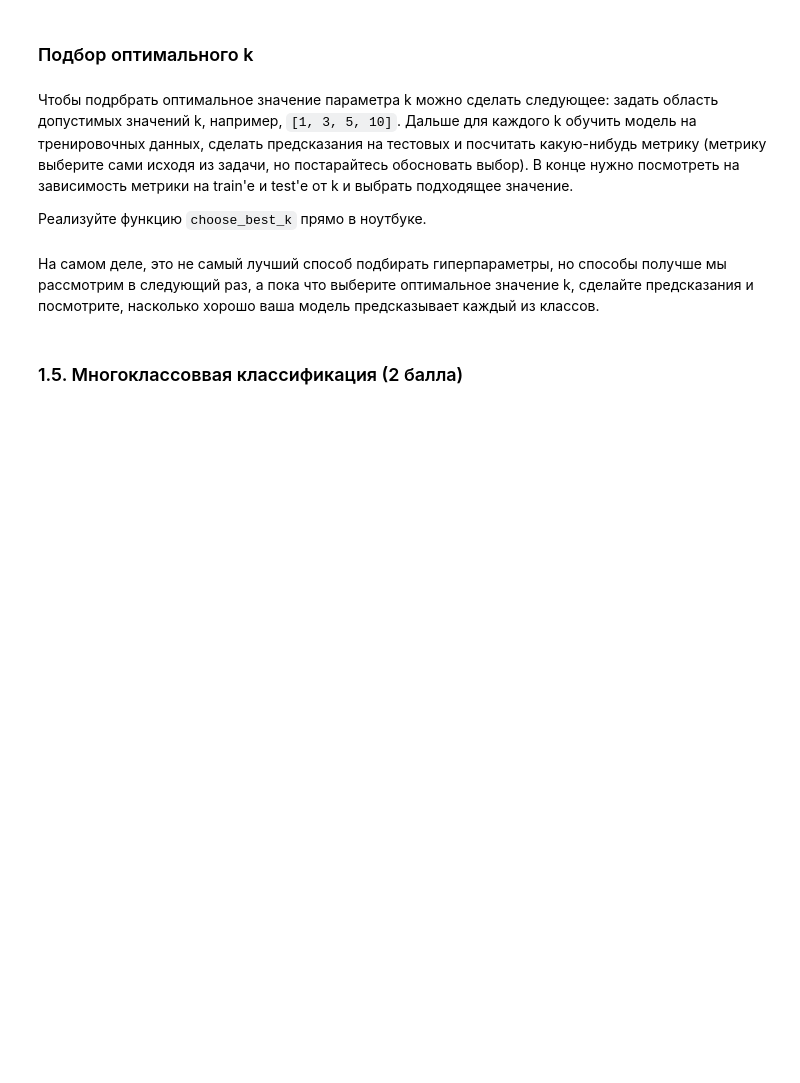
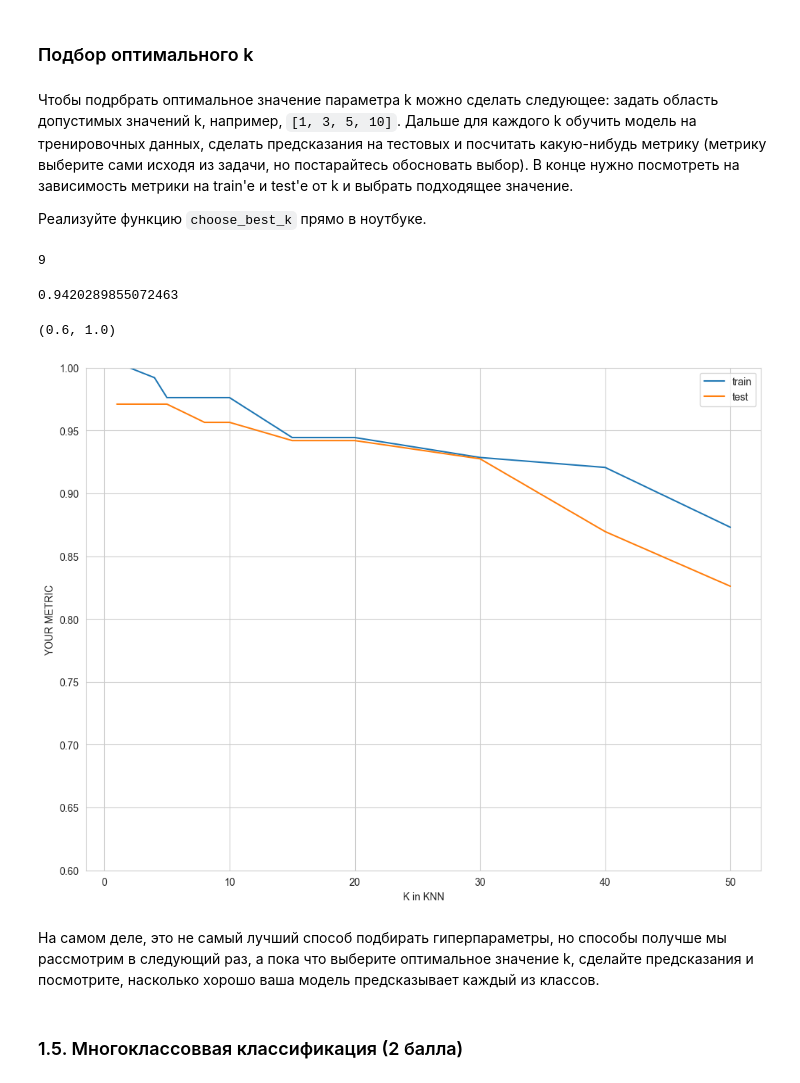
Before and after one commit to anshtompel/BI_ML_2024, a Jupyter notebook: hw1_knn/code/KNN.ipynb, the cells around one changed output. Saved outputs shown, nothing was run; the diff lists cells and outputs as text; code cells hidden in the pictures; blank space fills up the shorter version.

Commit message:
add find best k function

```diff
--- a/hw1_knn/code/KNN.ipynb
+++ b/hw1_knn/code/KNN.ipynb
@@ -182,4 +184,13 @@ assert np.isclose(dists[0, 100], np.sum(np.abs(binary_test_X[0] - binary_train_X
 Реализуем метод для предсказания меток класса
 # %%
 # TODO: predict_labels_binary in knn.py
-prediction = knn_classifier.predict(binary_test_X)
+knn_classifier = KNNClassifier(k=1)
+knn_classifier.fit(binary_train_X, binary_train_y)
+dists = knn_classifier.compute_distances_two_loops(binary_test_X)
+prediction = knn_classifier.predict_labels_binary(dists)
+
+# выдает ошибку с None, не разобралась почему.
+
+#prediction = knn_classifier.predict(binary_test_X)
+
+prediction
@@ -197,3 +220,8 @@ binary_classification_metrics(prediction, binary_test_y)
 <img src="https://i.imgflip.com/406fu9.jpg" width="800" height="400">
 # %%
 from sklearn.metrics import precision_score, recall_score, f1_score, accuracy_score
+binary_test_y = binary_test_y.astype(int)
+print(accuracy_score(binary_test_y, prediction))
+print(precision_score(binary_test_y, prediction))
+print(recall_score(binary_test_y, prediction))
+print(f1_score(binary_test_y, prediction))
@@ -222,16 +255,42 @@ def find_best_k(X_train, y_train, X_test, y_test, params, metric):
     """
     YOUR CODE IS HERE
     """
-    pass
+    test_k = []
+    train_k =[]
+
+    y_train = y_train.astype(int)
+    y_test = y_test.astype(int)
+
+    for k in params:
+        knn_classifier_find_k = KNNClassifier(k=k)
+        knn_classifier_find_k.fit(X_train, y_train)
+        dists_find_k_test = knn_classifier_find_k.compute_distances_two_loops(X_test)
+        prediction_find_k_test = knn_classifier_find_k.predict_labels_binary(dists_find_k_test)
+        test_k.append(metric(y_test, prediction_find_k_test))
+
+        dists_find_k_train = knn_classifier_find_k.compute_distances_two_loops(X_train)
+        prediction_find_k_train = knn_classifier_find_k.predict_labels_binary(dists_find_k_train)
+        train_k.append(metric(y_train, prediction_find_k_train))
+
+    return test_k, train_k
 # %%
-params = [1, 2, 4, 5, 8, 10, 30]
-train_metrics, test_metrics = find_best_k(binary_train_X, binary_train_y, binary_test_X, binary_test_y, params, accuracy_score)
+params = [1, 2, 4, 5, 8, 10, 15, 20, 30, 40, 50]
+test_metrics, train_metrics = find_best_k(binary_train_X, binary_train_y, binary_test_X, binary_test_y, params, accuracy_score)
+# %% [output]
+9
+0.9420289855072463
 # %%
 plt.plot(params, train_metrics, label="train")
 plt.plot(params, test_metrics, label="test")
 plt.legend()
 plt.xlabel("K in KNN")
-plt.ylabel("YOUR METRIC");
+plt.ylabel("YOUR METRIC")
+plt.ylim(0.6, 1)
+
+# min difference when k equal to 30 (if using accuracy score)
+# %% [output]
+(0.6, 1.0)
+[figure, added]
 # %% [markdown]
 На самом деле, это не самый лучший способ подбирать гиперпараметры, но способы получше мы рассмотрим в следующий раз, а пока что выберите оптимальное значение k, сделайте предсказания и посмотрите, насколько хорошо ваша модель предсказывает каждый из классов.
 # %% [markdown]
```
Also changed, not shown: parts of 10 cells of this notebook.
